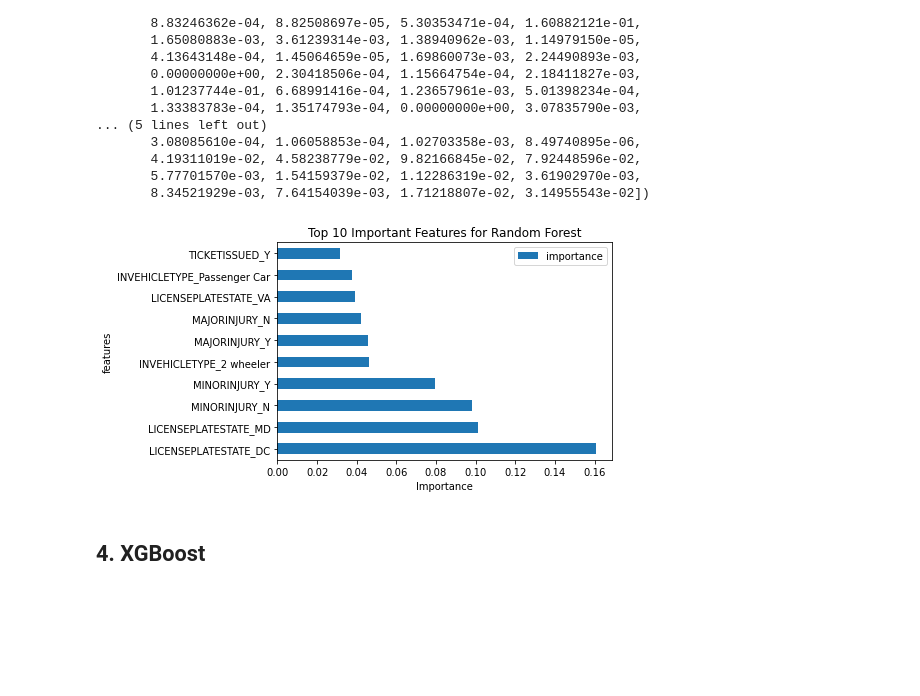
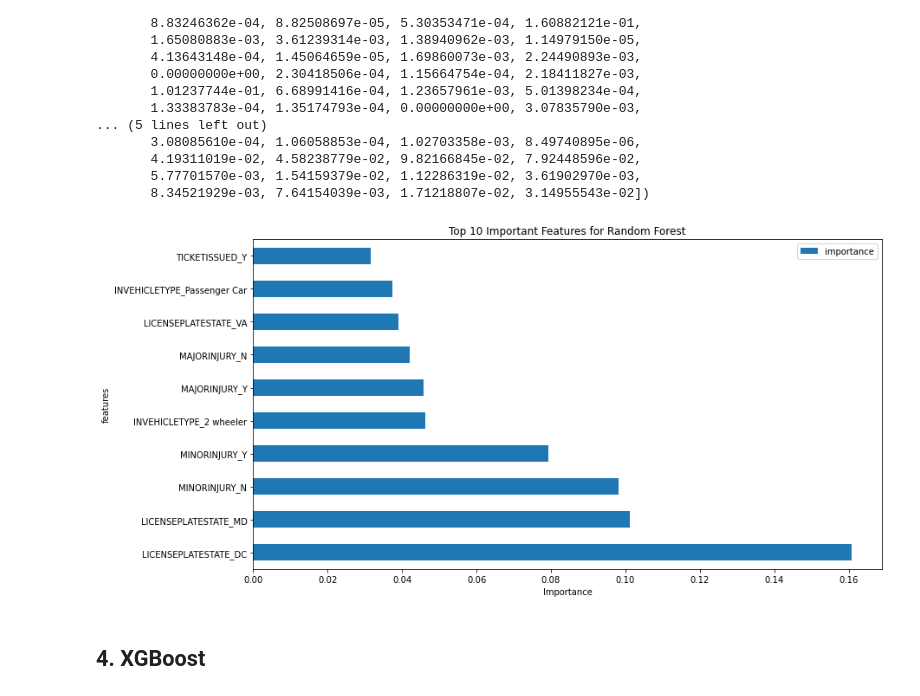
Before and after one commit to sheldonsebastian/GW-Data-Science-Datathon, a Jupyter notebook: model_trainer/6_feature_importance.ipynb, the cells around one changed output. Saved outputs shown, nothing was run; the diff lists cells and outputs as text; code cells hidden in the pictures; blank space fills up the shorter version.

```diff
--- a/model_trainer/6_feature_importance.ipynb
+++ b/model_trainer/6_feature_importance.ipynb
@@ -138,12 +138,12 @@ feature_importance_rfc = pd.DataFrame(feature_names, columns=["features"])
 feature_importance_rfc["importance"] = rfc[0].feature_importances_
 feature_importance_rfc = feature_importance_rfc.sort_values(by=["importance"], ascending=False)
 # %%
-feature_importance_rfc.head(10).plot.barh(x="features", y="importance")
+feature_importance_rfc.head(10).plot.barh(x="features", y="importance", figsize=(13, 7))
 plt.title("Top 10 Important Features for Random Forest")
 plt.xlabel("Importance")
 plt.show()
 # %% [output]
-[figure, old version]
+[figure, new version]
 # %% [markdown]
 ## 4. XGBoost
 # %%
```
Also changed, not shown: parts of 3 cells of this notebook, 5 other files.
